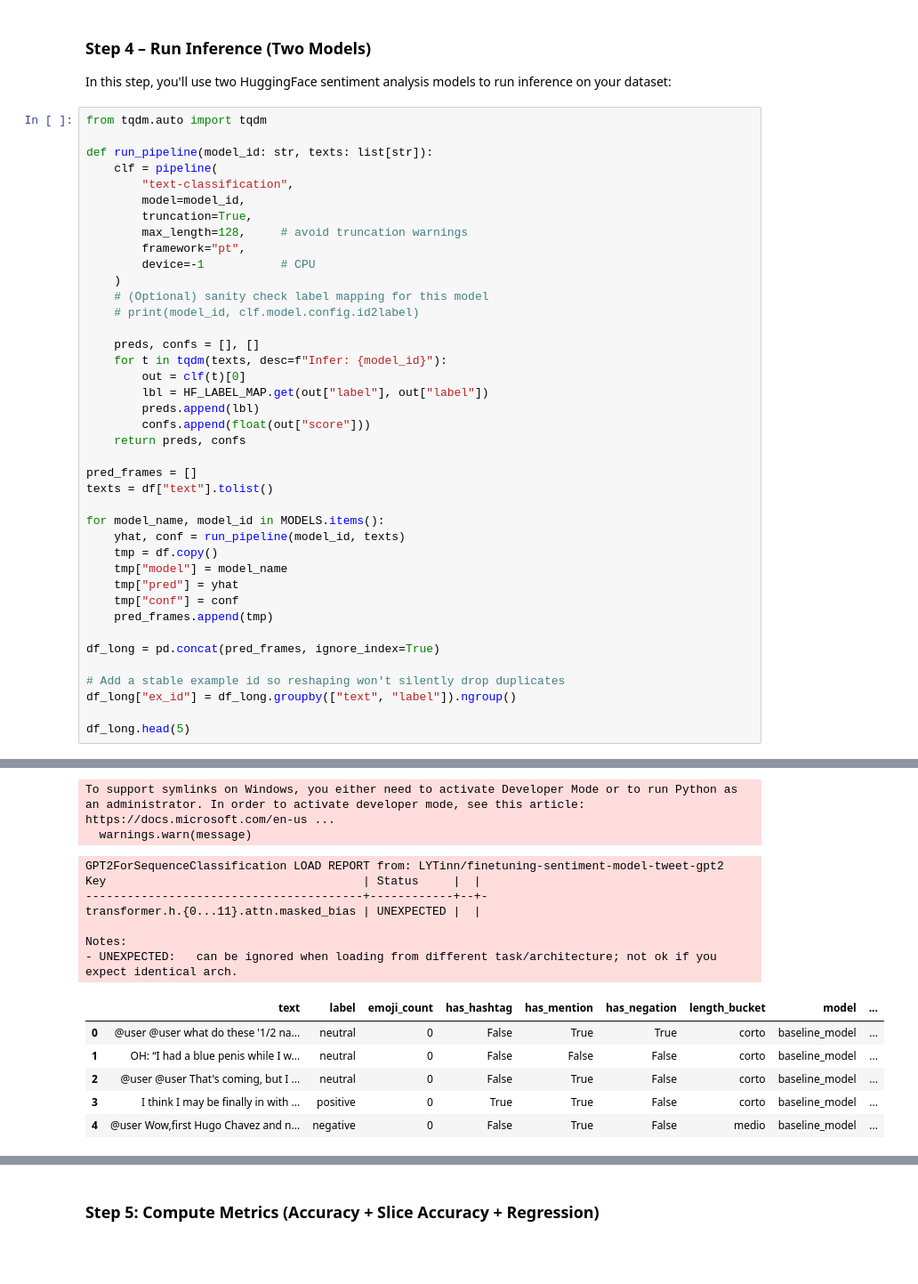
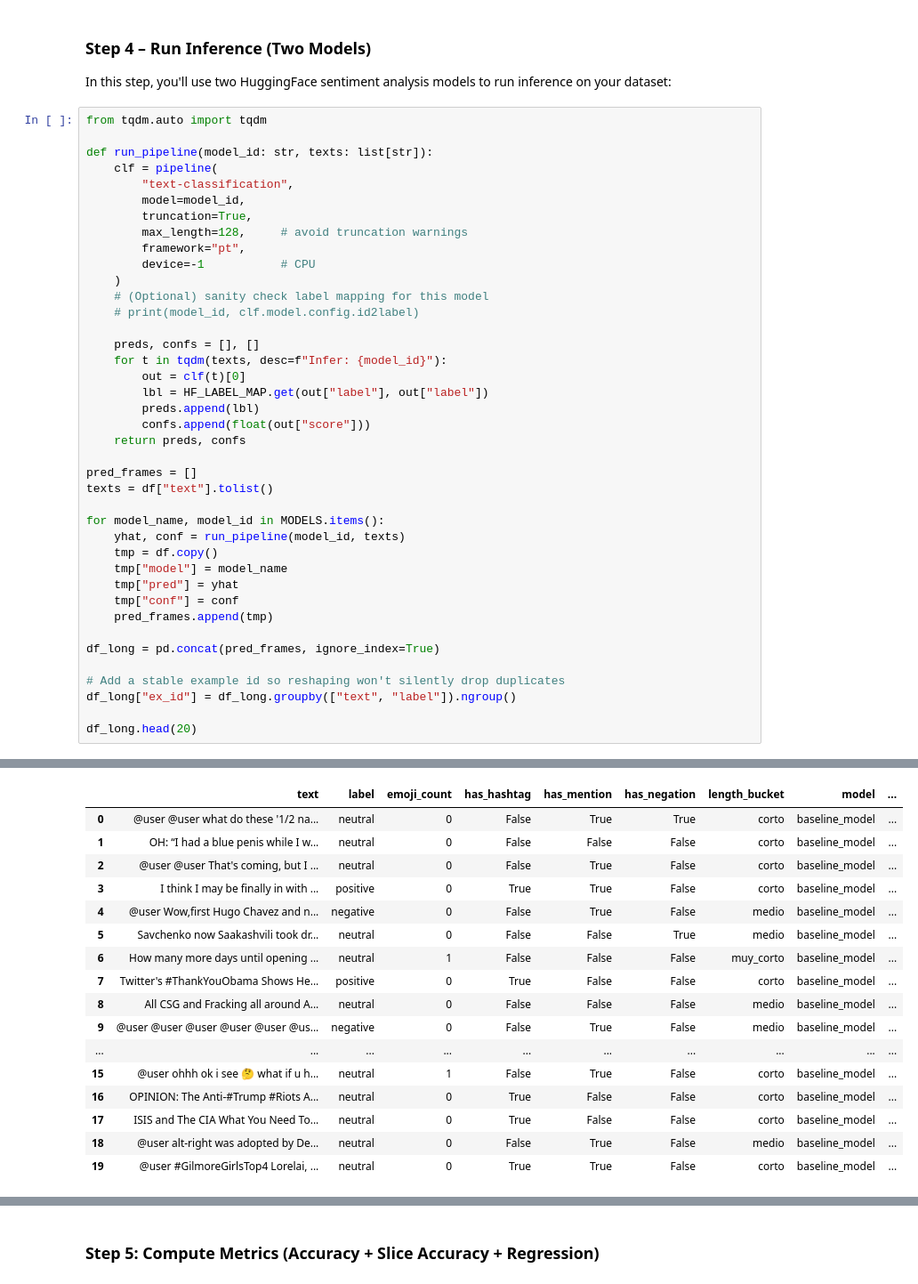
Before and after one commit to Rubencho6661/MIA-mlip-model-testing-lab4, a Jupyter notebook: lab4.ipynb, the cells around one changed output, grey strips where cells are left out. Shown at 89% size. Cells and saved outputs as stored; diff of their text form; blank space fills up the shorter version.

```diff
--- a/lab4.ipynb
+++ b/lab4.ipynb
@@ -235,5 +296,5 @@ df_long = pd.concat(pred_frames, ignore_index=True)
 # Add a stable example id so reshaping won't silently drop duplicates
 df_long["ex_id"] = df_long.groupby(["text", "label"]).ngroup()
 
-df_long.head(5)
+df_long.head(20)
 # %% [output]
@@ -248,21 +314,23 @@ roberta.pooler.dense.bias       | UNEXPECTED |  |
 
 Notes:
 - UNEXPECTED:   can be ignored when loading from different task/architecture; not ok if you expect identical arch.
-To support symlinks on Windows, you either need to activate Developer Mode or to run Python as an administrator. In order to activate developer mode, see this article: https://docs.microsoft.com/en-us ...
-  warnings.warn(message)
-GPT2ForSequenceClassification LOAD REPORT from: LYTinn/finetuning-sentiment-model-tweet-gpt2
-Key                                     | Status     |  |
-----------------------------------------+------------+--+-
-transformer.h.{0...11}.attn.masked_bias | UNEXPECTED |  |
-
-Notes:
-- UNEXPECTED:   can be ignored when loading from different task/architecture; not ok if you expect identical arch.
 |  | text | label | emoji_count | has_hashtag | has_mention | has_negation | length_bucket | model | ... |
 | 0 | @user @user what do these '1/2 na... | neutral | 0 | False | True | True | corto | baseline_model | ... |
 | 1 | OH: “I had a blue penis while I w... | neutral | 0 | False | False | False | corto | baseline_model | ... |
 | 2 | @user @user That's coming, but I ... | neutral | 0 | False | True | False | corto | baseline_model | ... |
 | 3 | I think I may be finally in with ... | positive | 0 | True | True | False | corto | baseline_model | ... |
 | 4 | @user Wow,first Hugo Chavez and n... | negative | 0 | False | True | False | medio | baseline_model | ... |
+| 5 | Savchenko now Saakashvili took dr... | neutral | 0 | False | False | True | medio | baseline_model | ... |
+| 6 | How many more days until opening ... | neutral | 1 | False | False | False | muy_corto | baseline_model | ... |
+| 7 | Twitter's #ThankYouObama Shows He... | positive | 0 | True | False | False | corto | baseline_model | ... |
+| 8 | All CSG and Fracking all around A... | neutral | 0 | False | False | False | medio | baseline_model | ... |
+| 9 | @user @user @user @user @user @us... | negative | 0 | False | True | False | medio | baseline_model | ... |
+| ... | ... | ... | ... | ... | ... | ... | ... | ... | ... |
+| 15 | @user ohhh ok i see 🤔 what if u h... | neutral | 1 | False | True | False | corto | baseline_model | ... |
+| 16 | OPINION: The Anti-#Trump #Riots A... | neutral | 0 | True | False | False | corto | baseline_model | ... |
+| 17 | ISIS and The CIA What You Need To... | neutral | 0 | True | False | False | corto | baseline_model | ... |
+| 18 | @user alt-right was adopted by De... | neutral | 0 | False | True | False | medio | baseline_model | ... |
+| 19 | @user #GilmoreGirlsTop4 Lorelai, ... | neutral | 0 | True | True | False | corto | baseline_model | ... |
 # %%
 # Step 4.5 – Wide-format Table for Model Comparison (Optional but recommended)
 # One row per tweet, with baseline + candidate predictions in columns
```
Also changed, not shown: parts of 13 cells of this notebook.
